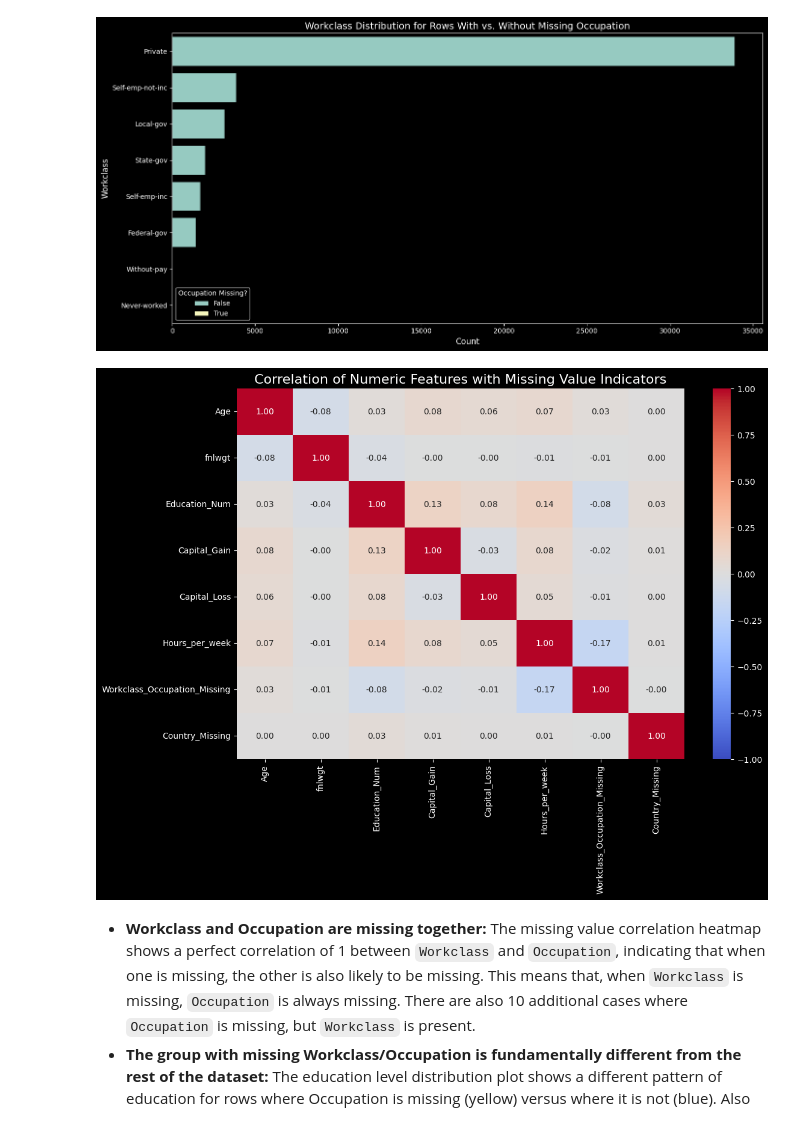
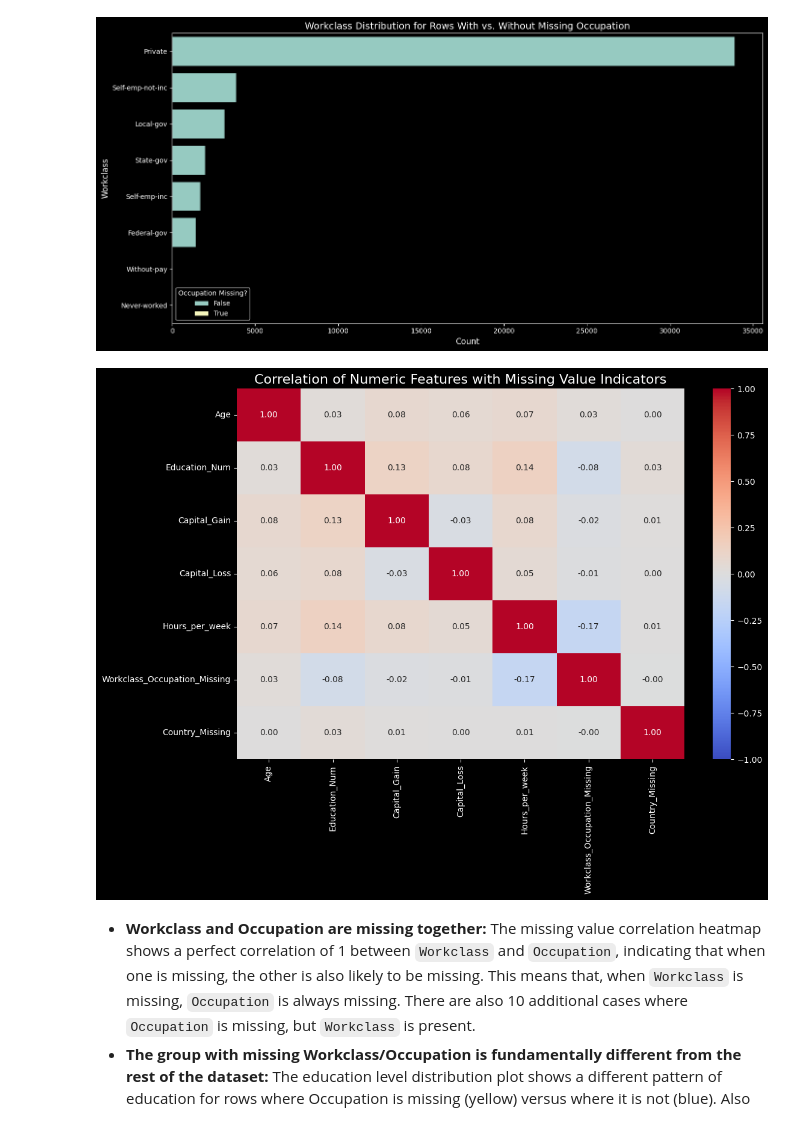
Before and after one commit to Pyrole-2002/da_ass1, a Jupyter notebook: data_cleaning.ipynb, the cells around one changed output. Drawn from its saved outputs; the diff is of its cells as text; code cells hidden in the pictures.

Commit message:
improved visualizations

```diff
--- a/data_cleaning.ipynb
+++ b/data_cleaning.ipynb
@@ -14,6 +14,9 @@ except FileNotFoundError:
 
 if df is not None:
     print("--- Initial Data Info ---")
+    if 'fnlwgt' in df.columns:
+        df.drop(columns=['fnlwgt'], inplace=True)
+        print("Dropped 'fnlwgt' column as it is not useful.")
     df.info()
     print("\n--- First 5 Rows ---")
     print(df.head())
@@ -49,9 +52,8 @@ df.dropna(subset=['Age'], inplace=True)
 rows_dropped = initial_rows - len(df)
 print(f"Dropped {rows_dropped} rows due to NaN values in 'Age'.")
 
-# Convert columns to integer type to save memory
 for col in [
-    'Age', 'fnlwgt', 'Education_Num', 'Capital_Gain',
+    'Age', 'Education_Num', 'Capital_Gain',
     'Capital_Loss', 'Hours_per_week'
 ]:
     if df[col].dtype == 'float64':
@@ -149,30 +148,28 @@ plt.show()
 [figure]
 [figure]
 # %%
-# Create a temporary DataFrame for this analysis
 df_corr_analysis = df.copy()
 
 # Create binary flags for missing values
 df_corr_analysis['Workclass_Occupation_Missing'] = df_corr_analysis['Workclass'].isnull(
 ).astype(int)
 df_corr_analysis['Country_Missing'] = df_corr_analysis['Country'].isnull(
 ).astype(int)
 
-# Select only the numeric columns and the new missing flags
 numeric_cols_with_flags = [
-    'Age', 'fnlwgt', 'Education_Num', 'Capital_Gain', 'Capital_Loss',
+    'Age', 'Education_Num', 'Capital_Gain', 'Capital_Loss',
     'Hours_per_week', 'Workclass_Occupation_Missing', 'Country_Missing'
 ]
 df_numeric_corr = df_corr_analysis[numeric_cols_with_flags]
 
 corr_matrix = df_numeric_corr.corr()
 
 plt.figure(figsize=(12, 8))
 sns.heatmap(corr_matrix, annot=True, cmap='coolwarm', fmt='.2f', vmin=-1, vmax=1)
 plt.title('Correlation of Numeric Features with Missing Value Indicators', fontsize=16)
 plt.show()
 # %% [output]
-[figure, old version]
+[figure, new version]
 # %% [markdown]
 - **Workclass and Occupation are missing together:** The missing value correlation heatmap shows a perfect correlation of 1 between `Workclass` and `Occupation`, indicating that when one is missing, the other is also likely to be missing. This means that, when `Workclass` is missing, `Occupation` is always missing. There are also 10 additional cases where `Occupation` is missing, but `Workclass` is present.
 - **The group with missing Workclass/Occupation is fundamentally different from the rest of the dataset:** The education level distribution plot shows a different pattern of education for rows where Occupation is missing (yellow) versus where it is not (blue). Also the correlation of numeric features shows a negative correlation between `Workclass_Occupation_Missing` and `Hours_per_week`, meaning people in this group work fewer hours.
```
Also changed, not shown: parts of 10 cells of this notebook, 2 other files.
